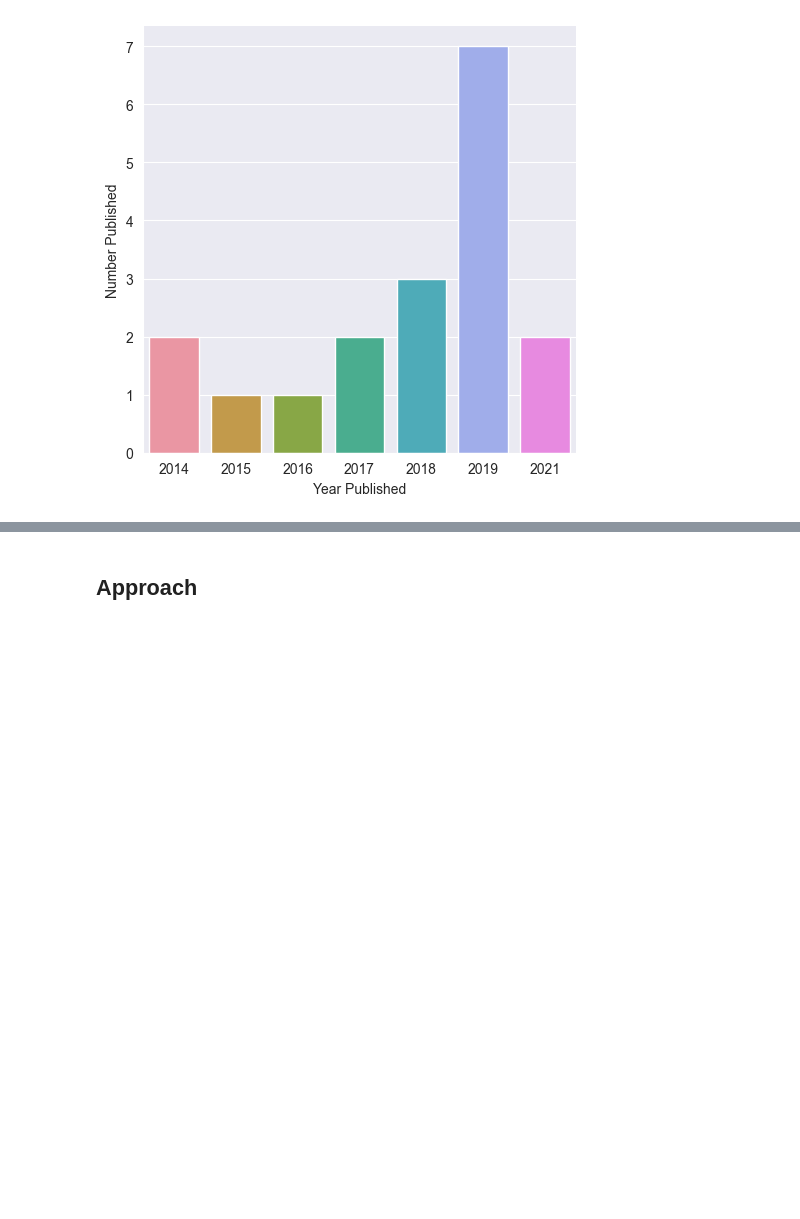
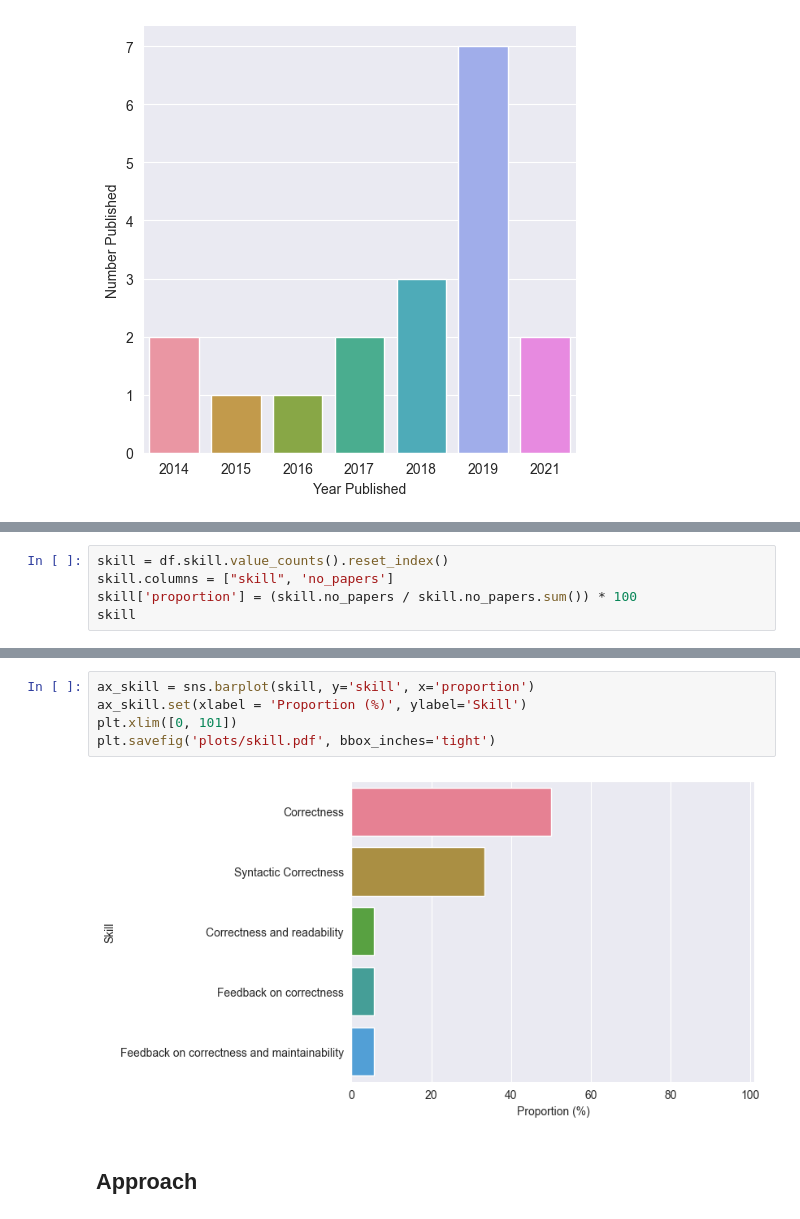
Before and after one commit to m-messer/In-Depth_Analysis_ML_Graders_Analysis, a Jupyter notebook: analysis.ipynb, the cells around one changed output, grey strips where cells are left out. Drawn from its saved outputs; the diff is of its cells as text; blank space fills up the shorter version.

Commit message:
PHD-394 Added skill plot

```diff
--- a/analysis.ipynb
+++ b/analysis.ipynb
@@ -53,0 +56,5 @@ plt.savefig('plots/years_published.pdf')
+# %%
+skill = df.skill.value_counts().reset_index()
+skill.columns = ["skill", 'no_papers']
+skill['proportion'] = (skill.no_papers / skill.no_papers.sum()) * 100
+skill
@@ -54,3 +68,10 @@ plt.savefig('plots/years_published.pdf')
+# %%
+ax_skill = sns.barplot(skill, y='skill', x='proportion')
+ax_skill.set(xlabel = 'Proportion (%)', ylabel='Skill')
+plt.xlim([0, 101])
+plt.savefig('plots/skill.pdf', bbox_inches='tight')
+# %% [output]
+[figure, added]
 # %% [markdown]
 ## Approach
 # %%
```
Also changed, not shown: parts of 3 cells of this notebook, 1 other file.
